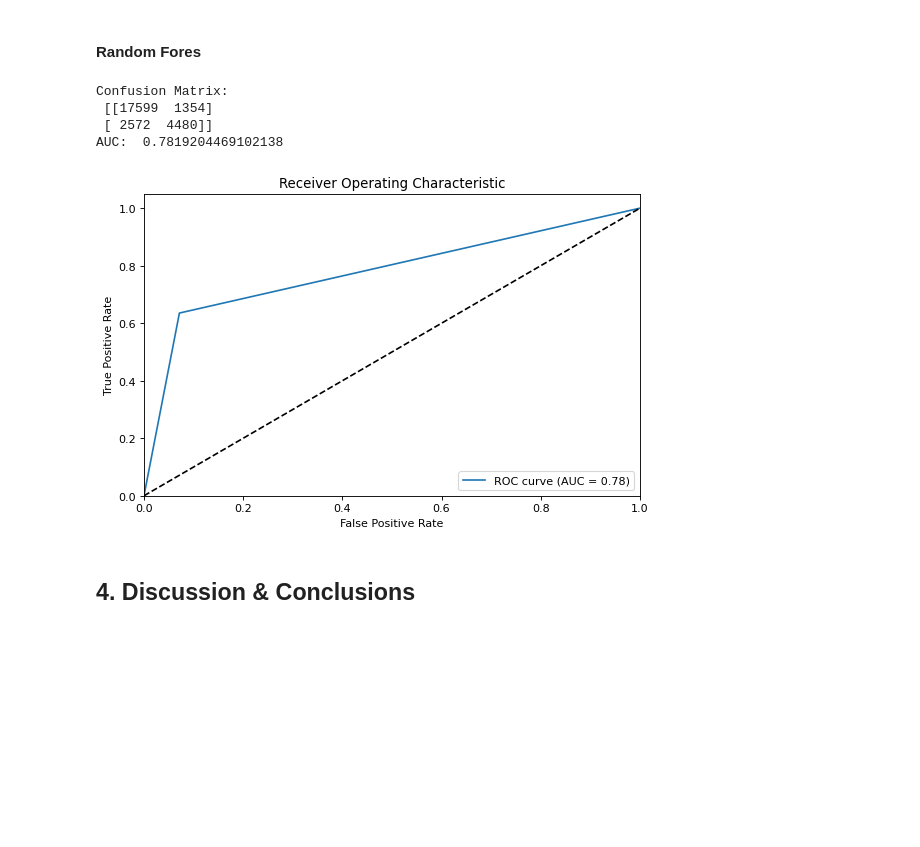
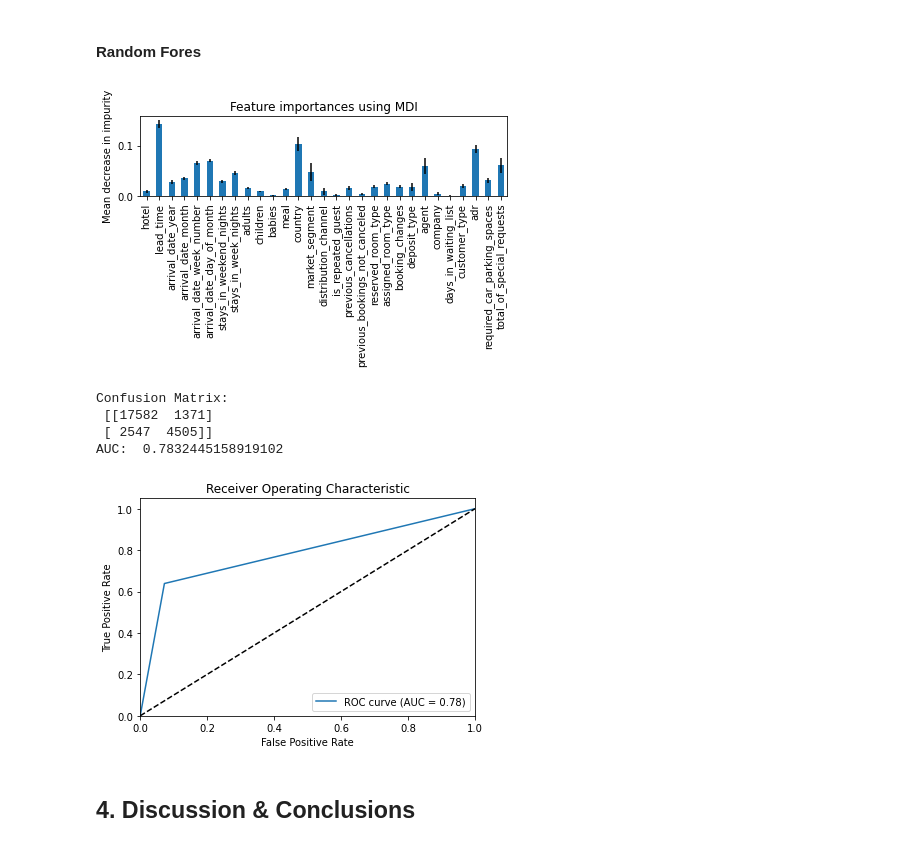
Before and after one commit to williamjones7/MachineLearningProj2, a Jupyter notebook: project2.ipynb, the cells around one changed output. Cells and saved outputs as stored; diff of their text form; code cells hidden in the pictures; blank space fills up the shorter version.

Commit message:
more random fores, feature importance

```diff
--- a/project2.ipynb
+++ b/project2.ipynb
@@ -402,22 +404,39 @@ AUC:  0.5431954493874583
 # %%
 from sklearn.ensemble import RandomForestClassifier
 
 # Create random forest classifier object
+# increasing n_estimators to 500 increases runtime withoug meaningfully increasing AUC
+# oob_score does not improve model
 rf = RandomForestClassifier(n_estimators=100)
 
 # Train the classifier on the training data
 rf.fit(X_train, y_train)
 
 # Make predictions on the testing data
 y_pred = rf.predict(X_test)
 
+# Code from scikit learn documentation
+# https://scikit-learn.org/stable/auto_examples/ensemble/plot_forest_importances.html
+importances = rf.feature_importances_
+std = np.std([tree.feature_importances_ for tree in rf.estimators_], axis=0)
+forest_importances = pd.Series(importances, index=X_train.columns)
+
+fig, ax = plt.subplots()
+forest_importances.plot.bar(yerr=std, ax=ax)
+ax.set_title("Feature importances using MDI")
+ax.set_ylabel("Mean decrease in impurity")
+fig.tight_layout()
+plt.show()
+
+
 eval(y_test, y_pred)
 # %% [output]
+[figure, new version]
 Confusion Matrix:
- [[17599  1354]
- [ 2572  4480]]
-AUC:  0.7819204469102138
+ [[17582  1371]
+ [ 2547  4505]]
+AUC:  0.7832445158919102
-[figure, old version]
+[figure, added]
 # %% [markdown]
 ## 4. Discussion & Conclusions
 # %% [markdown]
```
Also changed, not shown: parts of 1 cell of this notebook.
